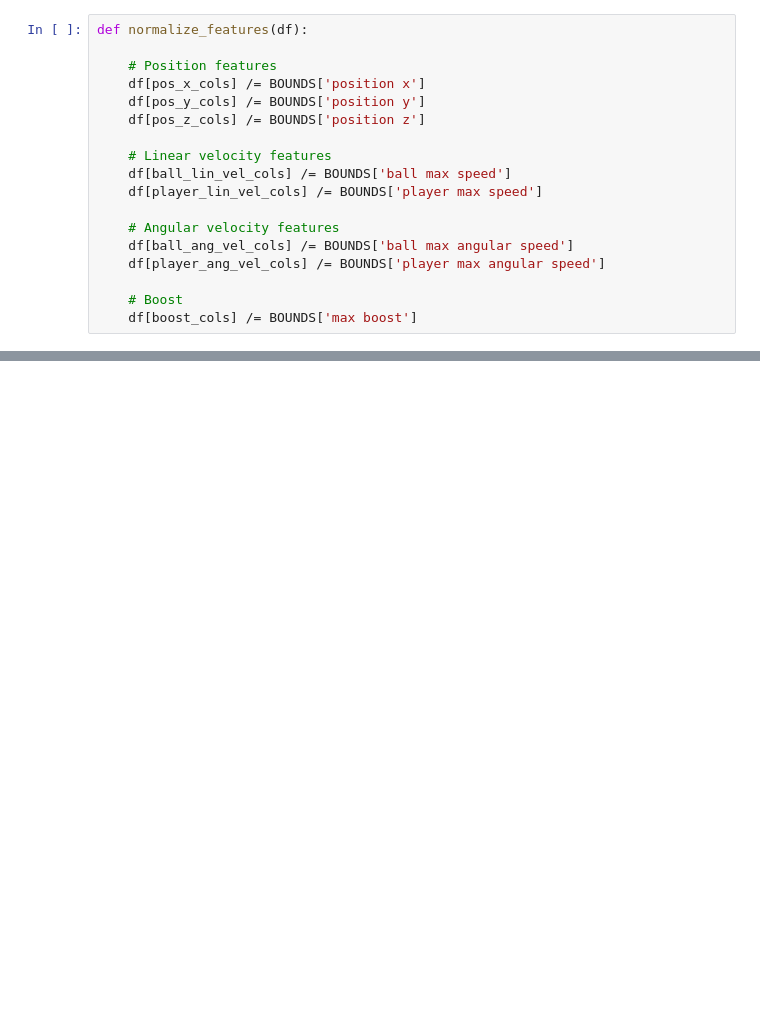
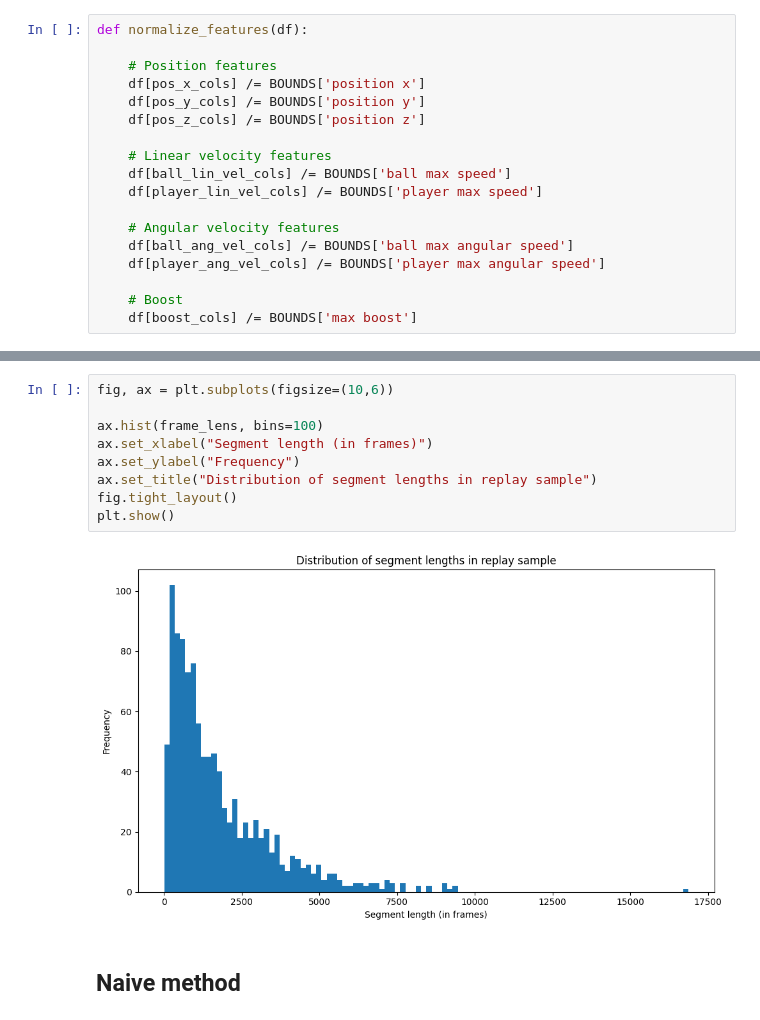
Before and after one commit to darmendariz/impulse-analysis, a Jupyter notebook: notebooks/05_baseline_models.ipynb, the cells around one changed output, grey strips where cells are left out. Drawn from its saved outputs; the diff is of its cells as text; blank space fills up the shorter version.

```diff
--- a/notebooks/05_baseline_models.ipynb
+++ b/notebooks/05_baseline_models.ipynb
@@ -262,3 +277,16 @@ print(f"Frames/seg:   min={min(frame_lens)}, max={max(frame_lens)}, mean={total_
+# %%
+fig, ax = plt.subplots(figsize=(10,6))
+
+ax.hist(frame_lens, bins=100)
+ax.set_xlabel("Segment length (in frames)")
+ax.set_ylabel("Frequency")
+ax.set_title("Distribution of segment lengths in replay sample")
+fig.tight_layout()
+plt.show()
+# %% [output]
+[figure, added]
+# %% [markdown]
+## Naive method
 # %%
 feature_cols = segments[0].frames.columns.tolist()
 
```
Also changed, not shown: parts of 6 cells of this notebook, 2 other files.
